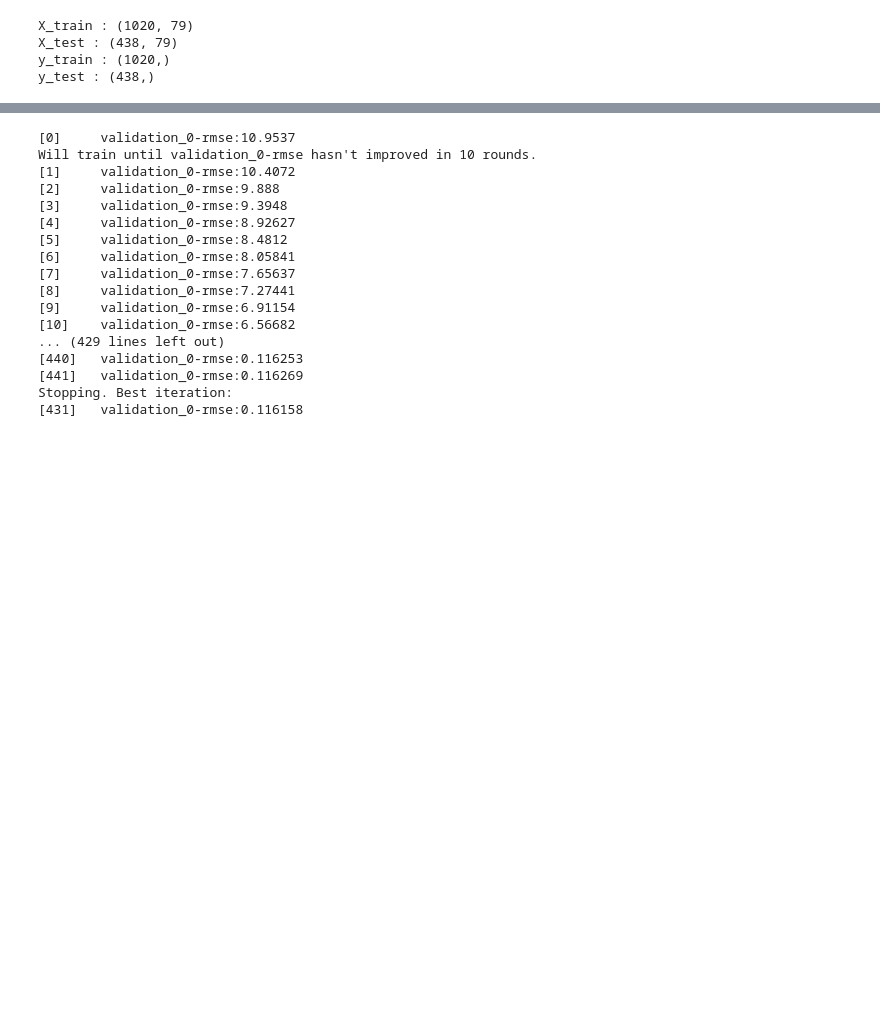
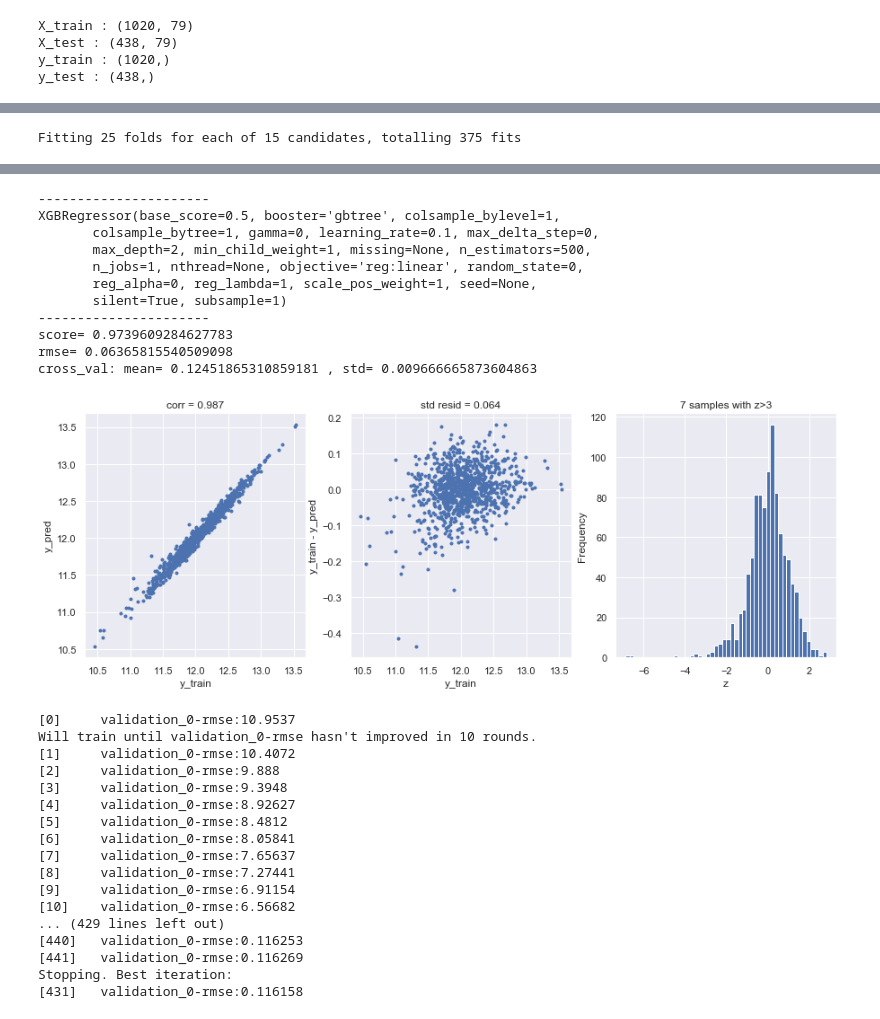
Before and after one commit to Sooyeong/CSE627_project, a Jupyter notebook: Report_ver11.ipynb, the cells around one changed output, grey strips where cells are left out. Saved outputs shown, nothing was run; the diff lists cells and outputs as text; code cells hidden in the pictures; blank space fills up the shorter version.

```diff
--- a/Report_ver11.ipynb
+++ b/Report_ver11.ipynb
@@ -603,3 +710,11 @@ y_test : (438,)
 ## xgboost
 # %%
 import xgboost
+# %%
+model_xgb = xgboost.XGBRegressor()
+param_grid = {'n_estimators':[100,200,300,400,500],
+              'max_depth':[1,2,3],
+             }
+best_xgb, cv_score,grid_results = train_Model(model_xgb, param_grid=param_grid, )
+# %% [output]
+Fitting 25 folds for each of 15 candidates, totalling 375 fits
@@ -606,3 +723,15 @@ import xgboost
+----------------------
+XGBRegressor(base_score=0.5, booster='gbtree', colsample_bylevel=1,
+       colsample_bytree=1, gamma=0, learning_rate=0.1, max_delta_step=0,
+       max_depth=2, min_child_weight=1, missing=None, n_estimators=500,
+       n_jobs=1, nthread=None, objective='reg:linear', random_state=0,
+       reg_alpha=0, reg_lambda=1, scale_pos_weight=1, seed=None,
+       silent=True, subsample=1)
+----------------------
+score= 0.9739609284627783
+rmse= 0.06365815540509098
+cross_val: mean= 0.12451865310859181 , std= 0.009666665873604863
+[figure, added]
 # %%
 # Create an xgboost model with leaning rate 0.05
 model_xgb = xgboost.XGBRegressor(n_estimators=1000, learning_rate=0.05)
```
Also changed, not shown: parts of 27 cells of this notebook.
